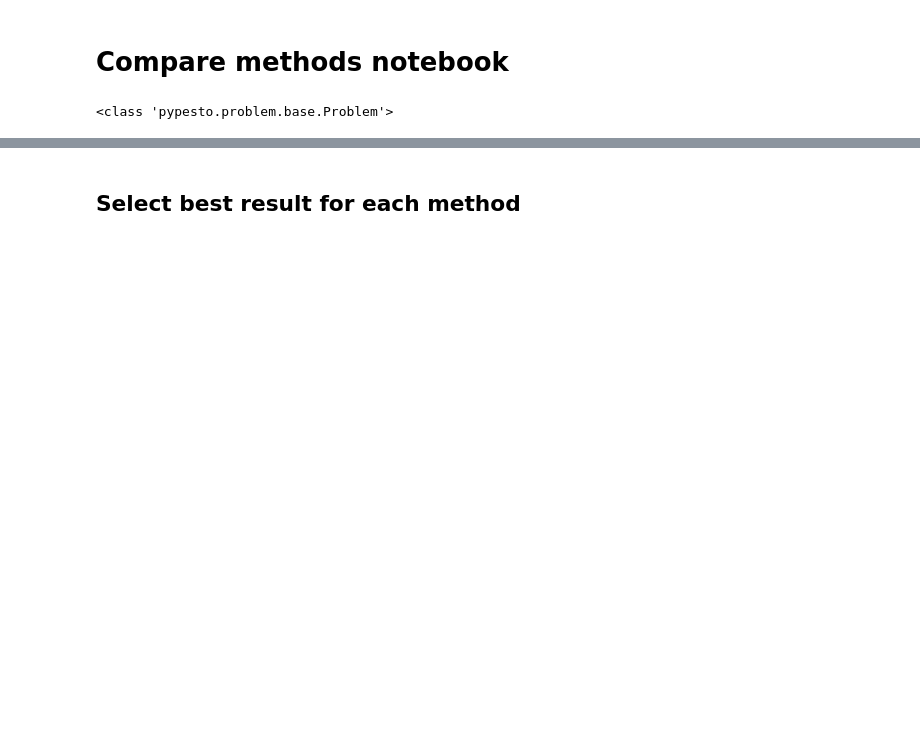
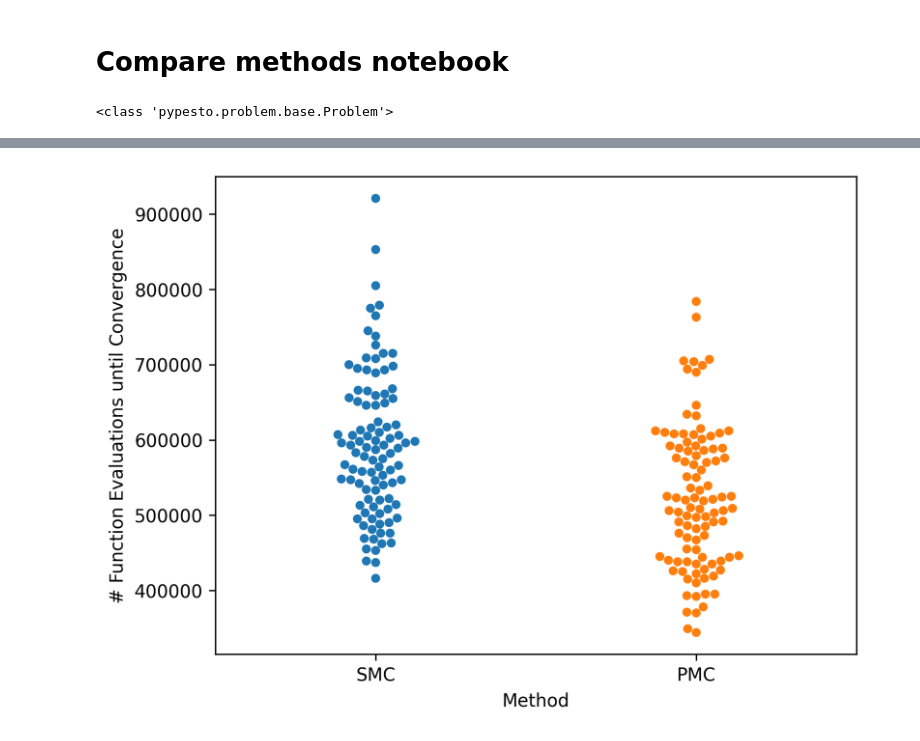
Before and after one commit to LarkinIt/BayesianBenchmark, a Jupyter notebook: compare_methods.ipynb, the cells around one changed output, grey strips where cells are left out. Cells and saved outputs as stored; diff of their text form; code cells hidden in the pictures; blank space fills up the shorter version.

```diff
--- a/compare_methods.ipynb
+++ b/compare_methods.ipynb
@@ -190,11 +78,13 @@ print(f"MAX NUM FUNC CALLS: {np.max(calls)}")
 # %%
-llh_threshold = -170
+llh_threshold = -670
 plt.figure(dpi=300)
 #grouped_results[0].get_convergence_times(llh_threshold)
 conv = np.array([x.get_convergence_times(llh_threshold) for x in grouped_results])
 conv_df = pd.DataFrame(columns=methods, data=conv.T)
 
 sns.swarmplot(conv_df)
 plt.xticks(range(len(methods)), [x.abbr for x in grouped_results])
 plt.xlabel("Method");
 plt.ylabel(f"# Function Evaluations until Convergence");
+# %% [output]
+[figure, added]
@@ -233,2 +90,0 @@ plt.xlabel("Method"); plt.ylabel(f"% of Parameter Space Covered\nfor Parameter {
-# %% [markdown]
-## Select best result for each method
```
Also changed, not shown: parts of 16 cells of this notebook, 2 other files.
